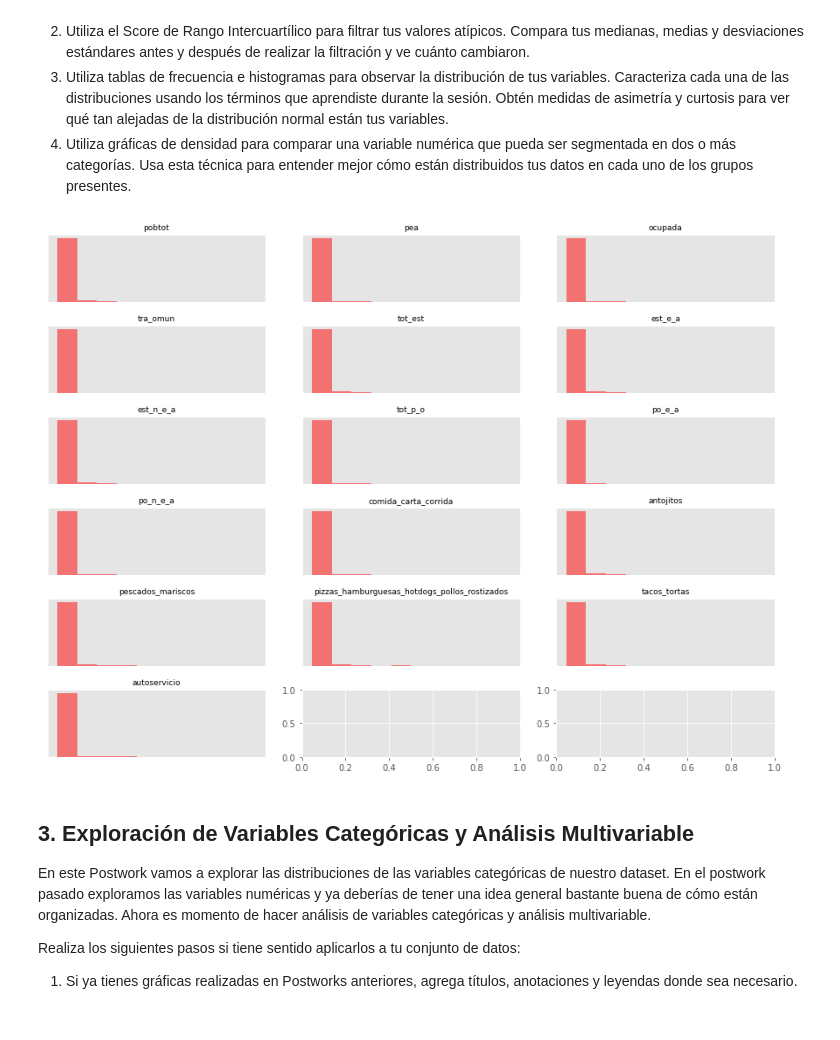
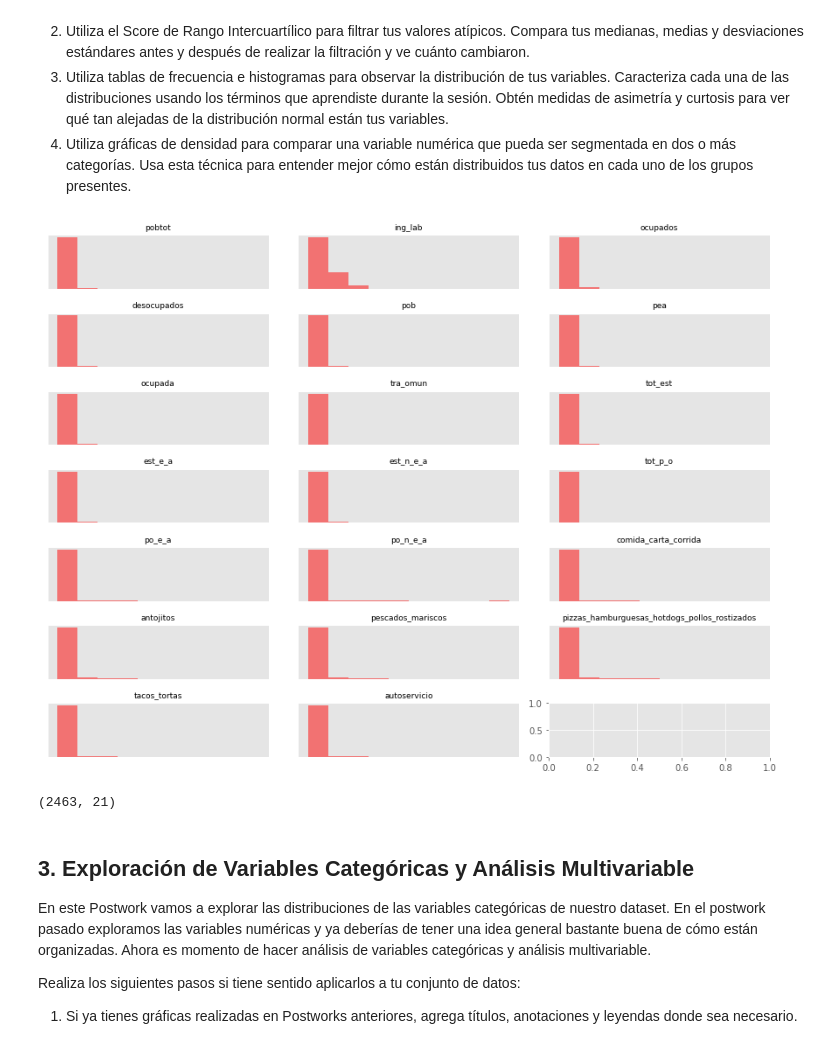
Before and after one commit to Walt9819/factores-impacto-desempleo-mexico, a Jupyter notebook: AD_Python/restaurantes_cdmx.ipynb, the cells around one changed output. Saved outputs shown, nothing was run; the diff lists cells and outputs as text; code cells hidden in the pictures.

Commit message:
Merge indicadores socieconómicos

```diff
--- a/AD_Python/restaurantes_cdmx.ipynb
+++ b/AD_Python/restaurantes_cdmx.ipynb
@@ -114,9 +114,8 @@ indicadores_socioeconomicos
 # %%
-indicadores_socioeconomicos.columns = ['imun', 'entidad', 'municipio', 'ing_lab', 'ocupados',
-       'desocupados', 'pob', 'pob_muj', 'pob_hom', 'pob_0_4', 'pob_5_9',
-       'pob_10_14', 'pob_15_19', 'pob_20_24', 'pob_25_29', 'pob_30_34',
-       'pob_35_39', 'pob_40_44', 'pob_45_49', 'pob_50_54', 'pob_55_59',
-       'pob_60_64', 'pob_65_more']
+indicadores_socioeconomicos.columns = ['imun', 'municipio', 'ing_lab', 'ocupados', 'desocupados', 'pob',
+       'pob_muj', 'pob_hom', 'pob_0_4', 'pob_5_9', 'pob_10_14', 'pob_15_19',
+       'pob_20_24', 'pob_25_29', 'pob_30_34', 'pob_35_39', 'pob_40_44',
+       'pob_45_49', 'pob_50_54', 'pob_55_59', 'pob_60_64', 'pob_65_more']
 # %% [markdown]
 3.   Lectura de los indicadores sociodemográficos por municipio. Fuente: **INEGI**
 # %%
@@ -143,5 +140,7 @@ dataframe
 # %%
 dataframe = dataframe.merge(denue, on='imun', how='left')
+# %%
+dataframe = dataframe.merge(indicadores_socioeconomicos, on = 'imun', how = 'left')
 # %% [markdown]
 5.   Lectura de los objetos espaciales vectoriales de cada municipio a nivel nacional. Fuente: **Marco Geoestadístico 2019 - 2020**
 # %%
@@ -198,5 +199,5 @@ En este paso, se acota el conjunto de atributos a utilizar en nuestro proyecto.
 # %%
-dataframe = dataframe[['imun','ent','nom_ent','mun','nom_mun','pobtot','pea','ocupada',
+dataframe = dataframe[['imun','ent','nom_ent','mun','nom_mun','pobtot','ing_lab', 'ocupados', 'desocupados', 'pob','pea','ocupada',
                        'tra_omun','tot_est','est_e_a','est_n_e_a',
                        'tot_p_o','po_e_a','po_n_e_a','comida_carta_corrida',
                        'antojitos','pescados_mariscos','pizzas_hamburguesas_hotdogs_pollos_rostizados',
@@ -262,20 +263,24 @@ Realiza los siguientes procesos en los casos en los que tenga sentido aplicarlos
 3. Utiliza tablas de frecuencia e histogramas para observar la distribución de tus variables. Caracteriza cada una de las distribuciones usando los términos que aprendiste durante la sesión. Obtén medidas de asimetría y curtosis para ver qué tan alejadas de la distribución normal están tus variables.
 4. Utiliza gráficas de densidad para comparar una variable numérica que pueda ser segmentada en dos o más categorías. Usa esta técnica para entender mejor cómo están distribuidos tus datos en cada uno de los grupos presentes.
 # %%
-fig,axes =plt.subplots(6,3, figsize=(12, 9)) # 6 columnas cada una con 3 figuras, total 17 features
+fig,axes =plt.subplots(7,3, figsize=(12, 9)) # 6 columnas cada una con 3 figuras, total 21 features
 
 df = dataframe.drop(['imun', 'ent', 'nom_ent','mun','nom_mun','CVEGEO'], axis=1)
 ax=axes.ravel()
 for i in range(len(df.columns)-1):
   _,bins=np.histogram(df[df.columns[i]],bins=10)
   ax[i].hist(df.values[:,i],color='r',alpha=.5)
   ax[i].set_title(df.columns[i],fontsize=9)
   ax[i].axes.get_xaxis().set_visible(False)
   ax[i].set_yticks(())
 plt.tight_layout()
 plt.show()
 # %% [output]
-[figure, old version]
+[figure, new version]
+# %%
+df.shape
+# %% [output]
+(2463, 21)
 # %% [markdown]
 ## **3. Exploración de Variables Categóricas y Análisis Multivariable**
 
```
Also changed, not shown: parts of 23 cells of this notebook.
